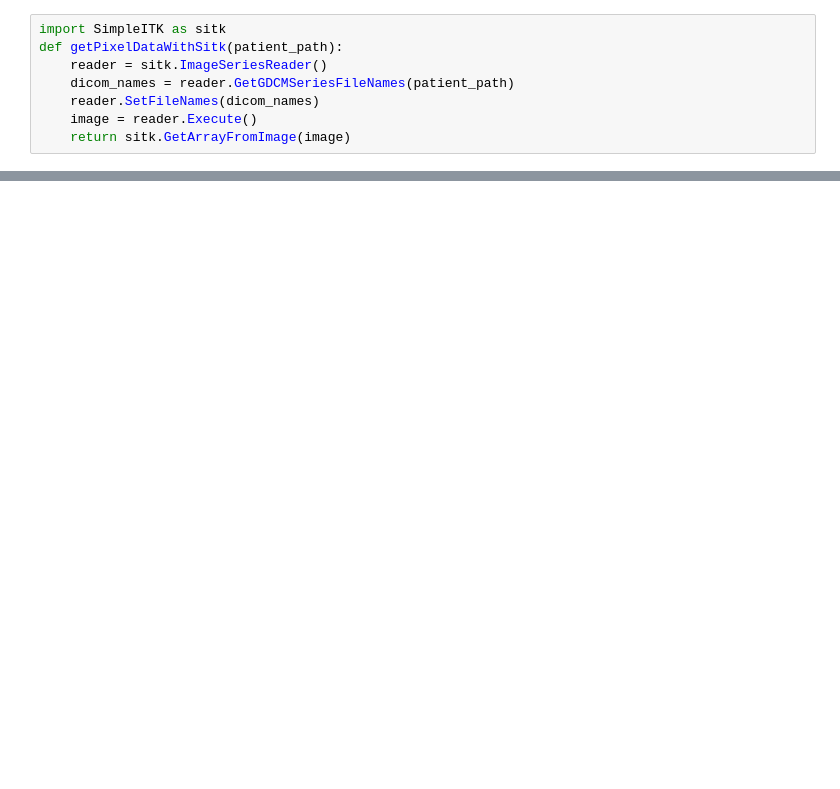
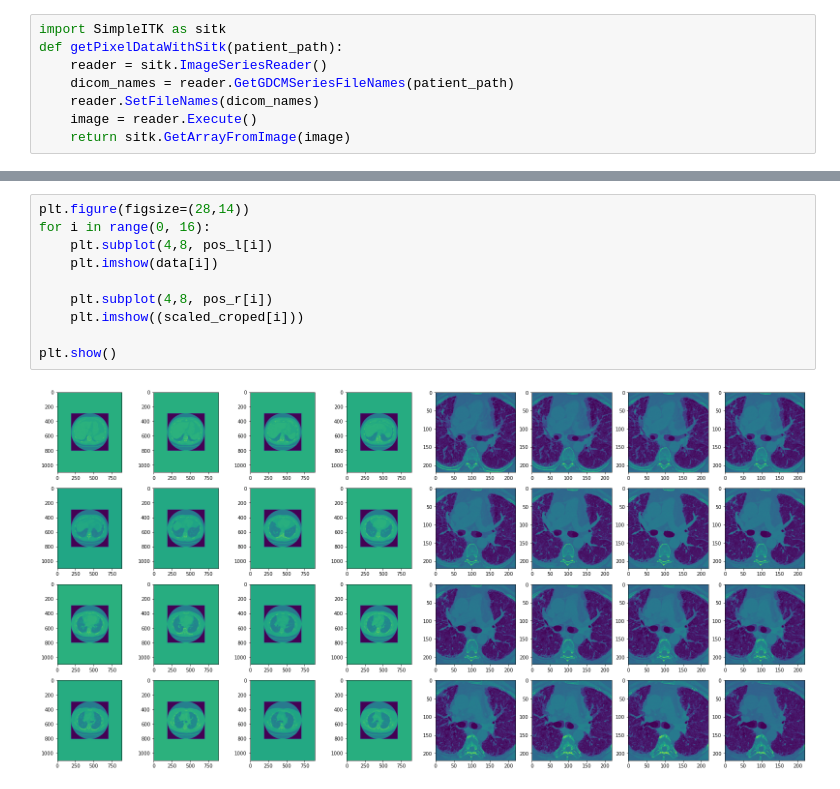
Before and after one commit to akorol98/osic, a Jupyter notebook: main.ipynb, the cells around one changed output, grey strips where cells are left out. Drawn from its saved outputs; the diff is of its cells as text; blank space fills up the shorter version.

```diff
--- a/main.ipynb
+++ b/main.ipynb
@@ -28,0 +218,12 @@ def get_im_with_mask(data):
+# %%
+plt.figure(figsize=(28,14))
+for i in range(0, 16):
+    plt.subplot(4,8, pos_l[i])
+    plt.imshow(data[i])
+
+    plt.subplot(4,8, pos_r[i])
+    plt.imshow((scaled_croped[i]))
+
+plt.show()
+# %% [output]
+[figure, added]
```
Also changed, not shown: parts of 68 cells of this notebook.
